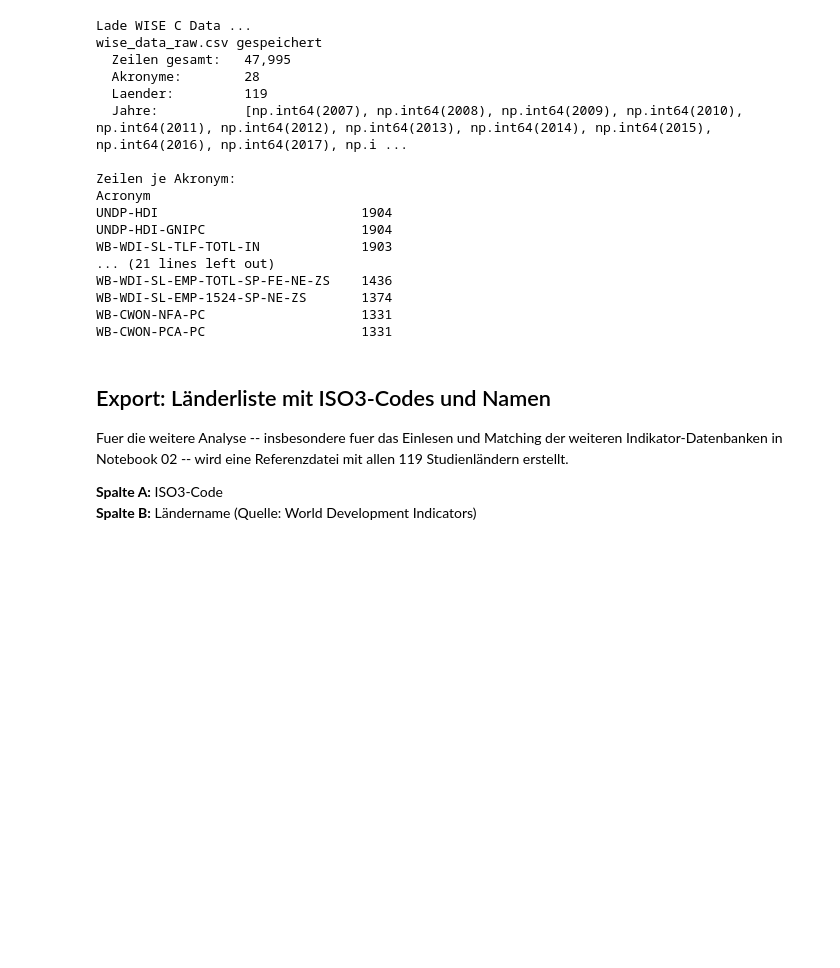
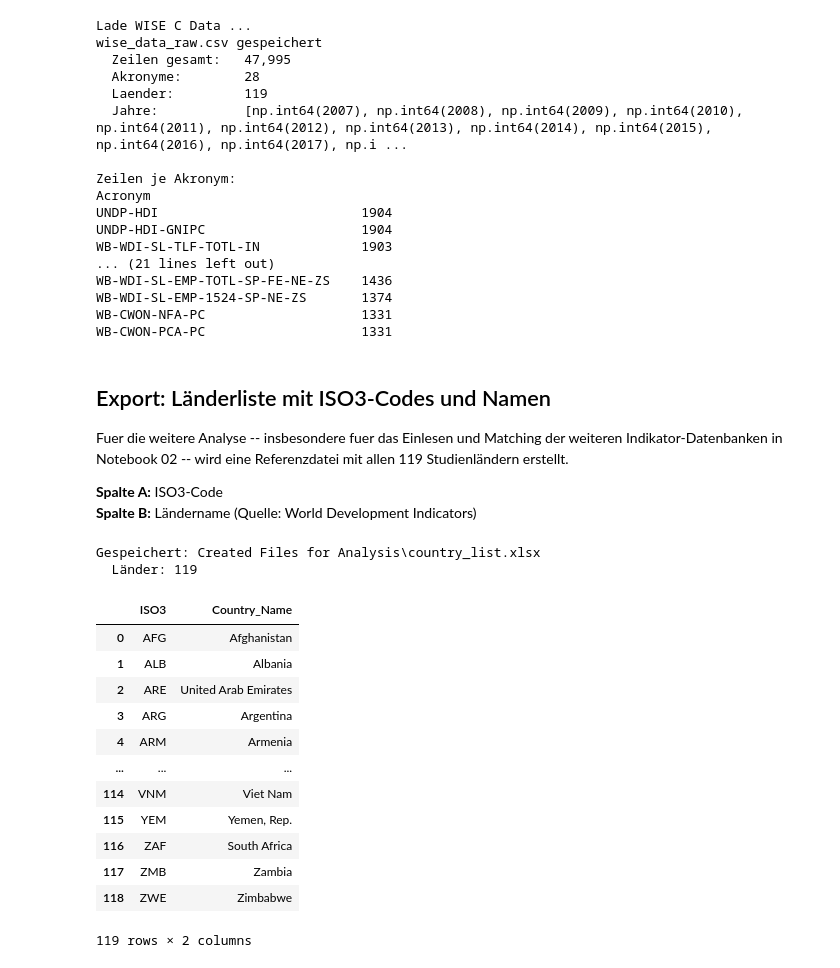
Before and after one commit to MaierMax/Explaining-Well-Being, a Jupyter notebook: code/01_WISE_data_exploration_and_selection.ipynb, the cells around one changed output. Cells and saved outputs as stored; diff of their text form; code cells hidden in the pictures; blank space fills up the shorter version.

```diff
--- a/code/01_WISE_data_exploration_and_selection.ipynb
+++ b/code/01_WISE_data_exploration_and_selection.ipynb
@@ -39,6 +39,9 @@ JK_PATH   = ROOT / 'Jones_and_Klenow_Database' / 'BeyondGDP500.xls'
 
 assert WISE_PATH.exists(), f'WISE-Datei nicht gefunden: {WISE_PATH}'
 assert JK_PATH.exists(),   f'Jones/Klenow-Datei nicht gefunden: {JK_PATH}'
+
+OUTPUT_DIR = Path('Created Files for Analysis')
+OUTPUT_DIR.mkdir(exist_ok=True)
 # %% [markdown]
 ## 1 -- WISE Metadaten laden
 
@@ -956,7 +959,7 @@ config = {
     'all_acronyms': TARGET_ACRONYMS + SELECTED_INDICATOR_ACRONYMS,
 }
 
-with open('config.json', 'w', encoding='utf-8') as f:
+with open(OUTPUT_DIR / 'config.json', 'w', encoding='utf-8') as f:
     json.dump(config, f, indent=2, ensure_ascii=False)
 
 print('config.json gespeichert')
@@ -1039,25 +1042,41 @@ Referenzdatei mit allen 119 Studienländern erstellt.
 # %%
 # ISO3-Code -> Ländername aus WDI-Metadaten extrahieren
 WDI_COUNTRY_PATH = Path('..') / 'Further Indicator DBs' / 'Inflation.xls'
 df_wdi_countries = pd.read_excel(
     WDI_COUNTRY_PATH, header=3,
     usecols=['Country Name', 'Country Code']
 )
 df_wdi_countries = df_wdi_countries.dropna(subset=['Country Code']).copy()
 df_wdi_countries['Country Code'] = df_wdi_countries['Country Code'].str.strip()
 iso3_to_name = df_wdi_countries.set_index('Country Code')['Country Name'].to_dict()
 
 # Länderliste erstellen (sortiert nach ISO3, wie INCLUDED_COUNTRIES)
 country_list = pd.DataFrame({
     'ISO3':         INCLUDED_COUNTRIES,
     'Country_Name': [iso3_to_name[c] for c in INCLUDED_COUNTRIES],
 })
 
 # Exportieren
-OUTPUT_COUNTRIES = Path('Created Files for Analysis') / 'country_list.xlsx'
+OUTPUT_COUNTRIES = OUTPUT_DIR / 'country_list.xlsx'
 country_list.to_excel(OUTPUT_COUNTRIES, index=False)
 
 print(f'Gespeichert: {OUTPUT_COUNTRIES}')
 print(f'  Länder: {len(country_list)}')
 print()
 display(country_list)
+# %% [output]
+Gespeichert: Created Files for Analysis\country_list.xlsx
+  Länder: 119
+|  | ISO3 | Country_Name |
+| 0 | AFG | Afghanistan |
+| 1 | ALB | Albania |
+| 2 | ARE | United Arab Emirates |
+| 3 | ARG | Argentina |
+| 4 | ARM | Armenia |
+| ... | ... | ... |
+| 114 | VNM | Viet Nam |
+| 115 | YEM | Yemen, Rep. |
+| 116 | ZAF | South Africa |
+| 117 | ZMB | Zambia |
+| 118 | ZWE | Zimbabwe |
+119 rows × 2 columns
```
Also changed, not shown: parts of 7 cells of this notebook.
